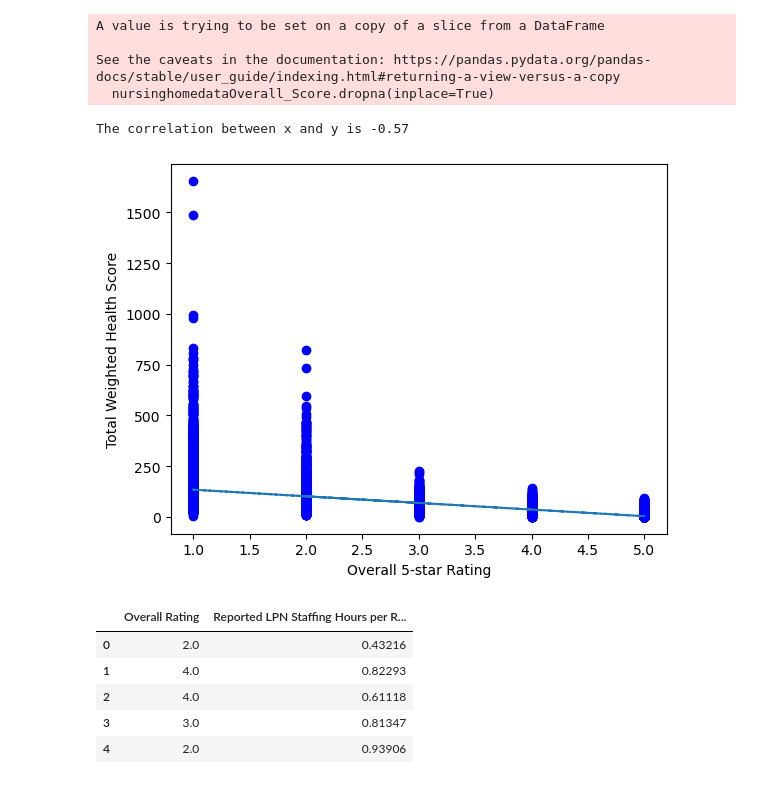
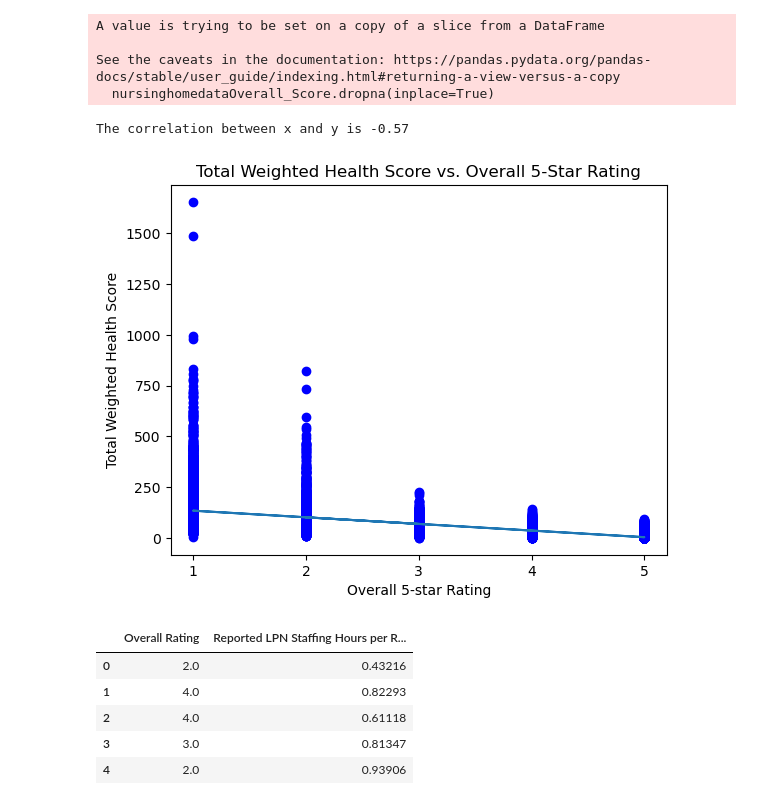
Before and after one commit to mcscodes/Project-1-Data-Visualization, a Jupyter notebook: NursingHomeDataVisualization.ipynb, the cells around one changed output. Saved outputs shown, nothing was run; the diff lists cells and outputs as text; code cells hidden in the pictures.

Commit message:
Added John's Graphs with Titles

```diff
--- a/NursingHomeDataVisualization.ipynb
+++ b/NursingHomeDataVisualization.ipynb
@@ -721,25 +721,27 @@ See the caveats in the documentation: https://pandas.pydata.org/pandas-docs/stab
 # %%
 # Check correlation between "Overall Rating" against "Total Weighted Health Survey Score"
 overall_score = nursinghomedataOverall_Score["Overall Rating"]
 health_score = nursinghomedataOverall_Score["Total Weighted Health Survey Score"]
 
 correlation = st.pearsonr(overall_score, health_score)
 print(f"The correlation between x and y is {round(correlation[0],2)}")
 
 # Create scatter plot
 x_values = overall_score
 y_values = health_score
 (slope, intercept, rvalue, pvalue, stderr) = st.linregress(x_values, y_values)
 regress_values = x_values * slope + intercept
 plt.scatter(overall_score, health_score, color='b')
-plt.plot(overall_score, regress_values, "--")
+plt.plot(overall_score, regress_values)
 plt.xlabel('Overall 5-star Rating')
 plt.ylabel('Total Weighted Health Score')
+plt.xticks(range(int(min(overall_score)), int(max(overall_score)) + 1))
+plt.title("Total Weighted Health Score vs. Overall 5-Star Rating")
 plt.grid(False)
 plt.show()
 # %% [output]
 The correlation between x and y is -0.57
-[figure, old version]
+[figure, new version]
 # %%
 # reducing to only look at Nurse Staffing vs. Total Health Score
 nursinghomedataLPN_Score=nursinghomedata[[
```
Also changed, not shown: parts of 21 cells of this notebook.
